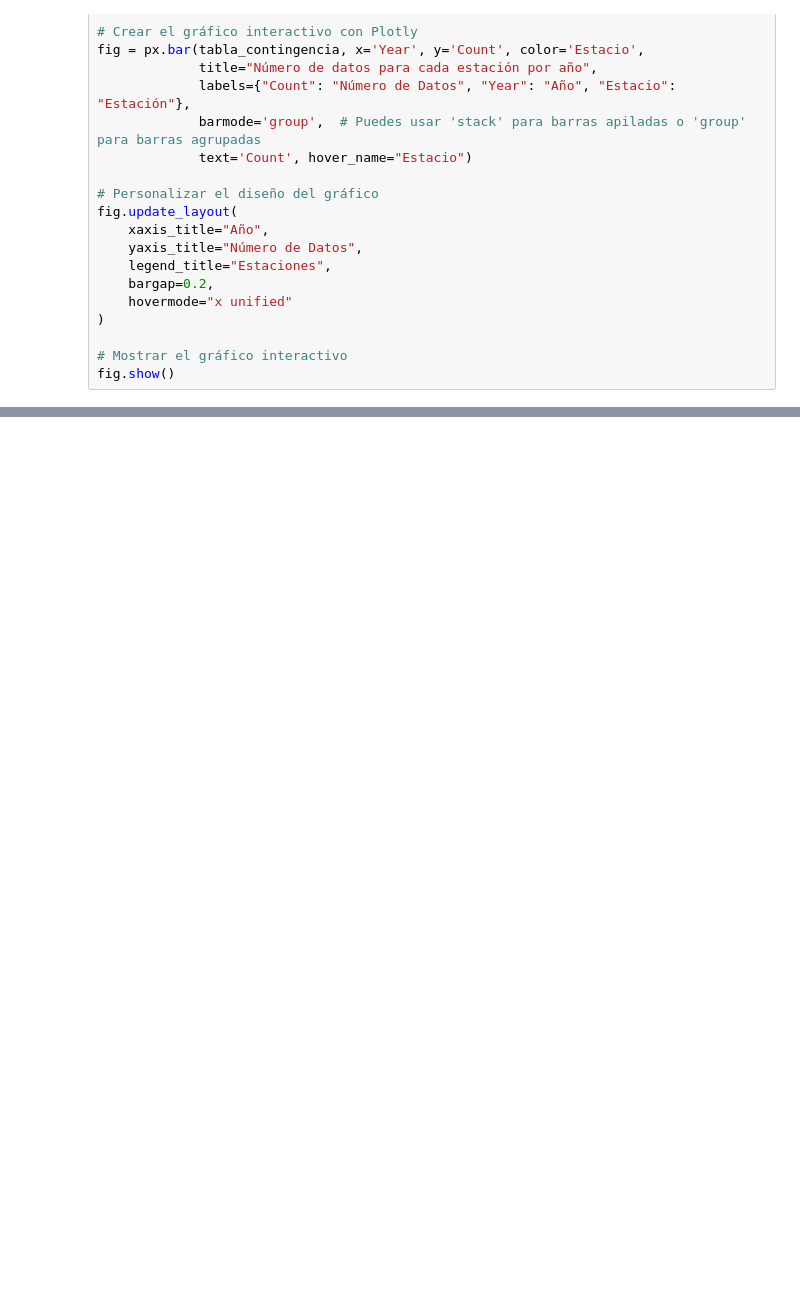
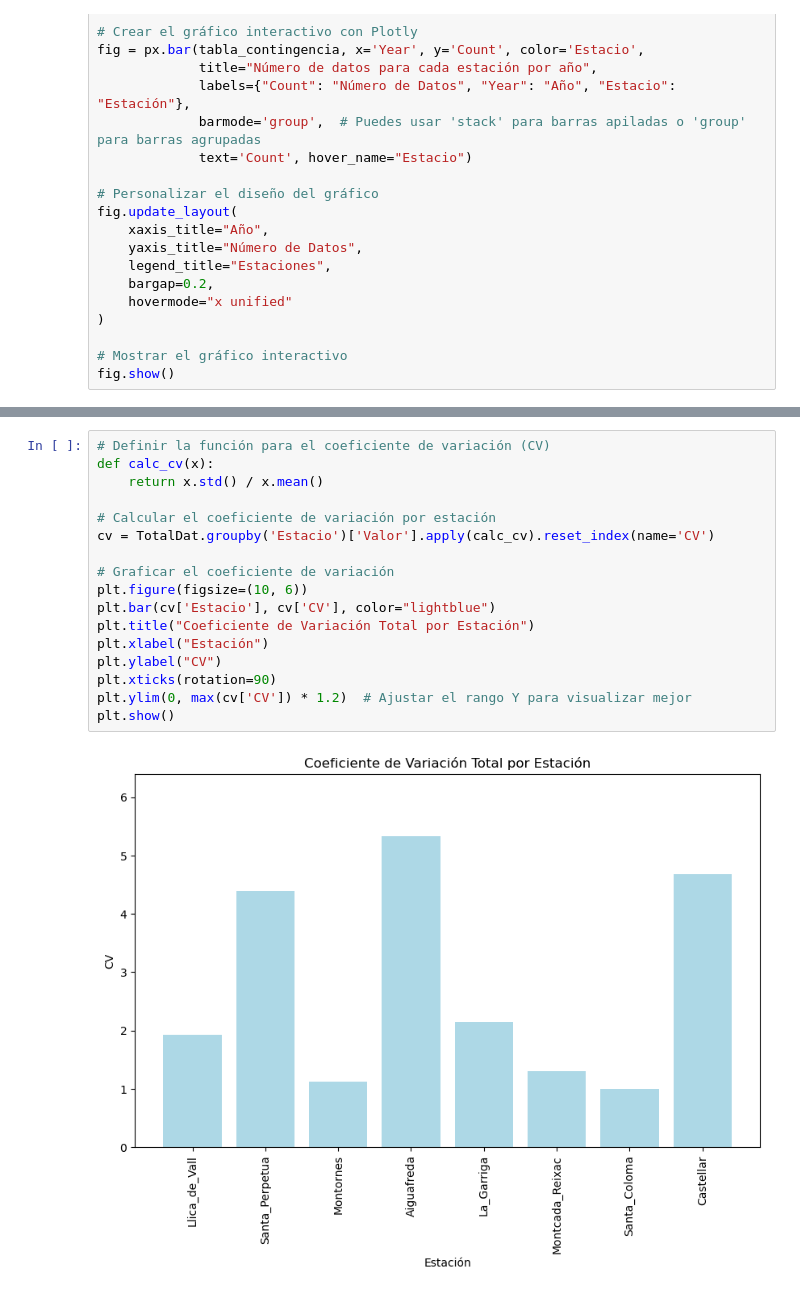
Before and after one commit to saosar/Hidrology, a Jupyter notebook: SOAEstadistica.ipynb, the cells around one changed output, grey strips where cells are left out. Drawn from its saved outputs; the diff is of its cells as text; blank space fills up the shorter version.

```diff
--- a/SOAEstadistica.ipynb
+++ b/SOAEstadistica.ipynb
@@ -127,0 +194,19 @@ fig.show()
+# %%
+# Definir la función para el coeficiente de variación (CV)
+def calc_cv(x):
+    return x.std() / x.mean()
+
+# Calcular el coeficiente de variación por estación
+cv = TotalDat.groupby('Estacio')['Valor'].apply(calc_cv).reset_index(name='CV')
+
+# Graficar el coeficiente de variación
+plt.figure(figsize=(10, 6))
+plt.bar(cv['Estacio'], cv['CV'], color="lightblue")
+plt.title("Coeficiente de Variación Total por Estación")
+plt.xlabel("Estación")
+plt.ylabel("CV")
+plt.xticks(rotation=90)
+plt.ylim(0, max(cv['CV']) * 1.2)  # Ajustar el rango Y para visualizar mejor
+plt.show()
+# %% [output]
+[figure, added]
```
Also changed, not shown: parts of 3 cells of this notebook.
